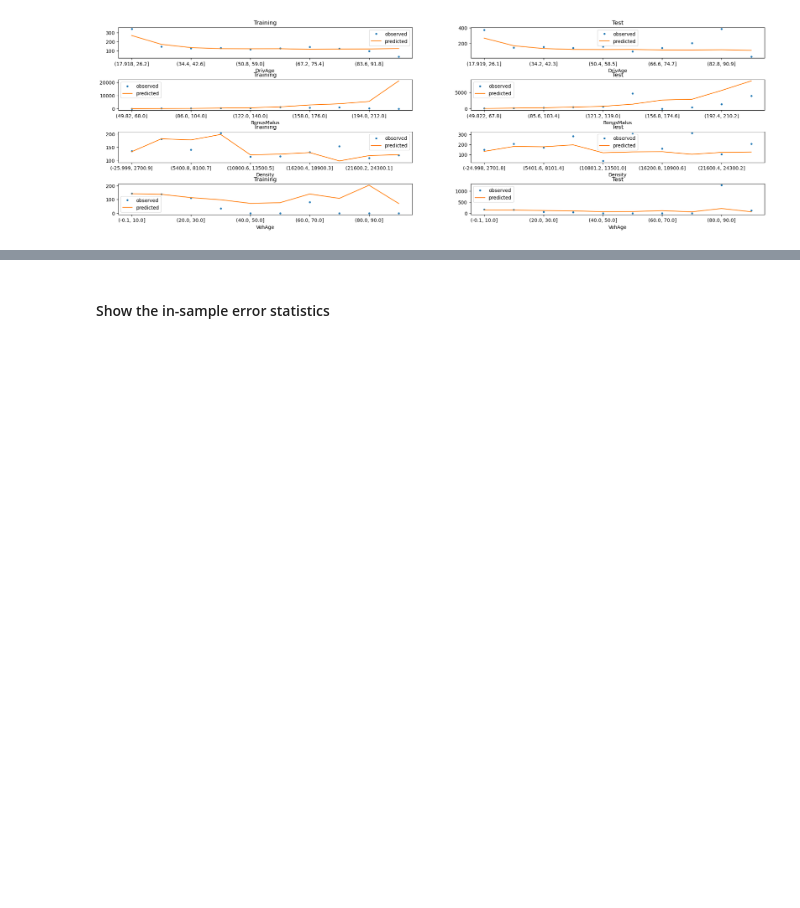
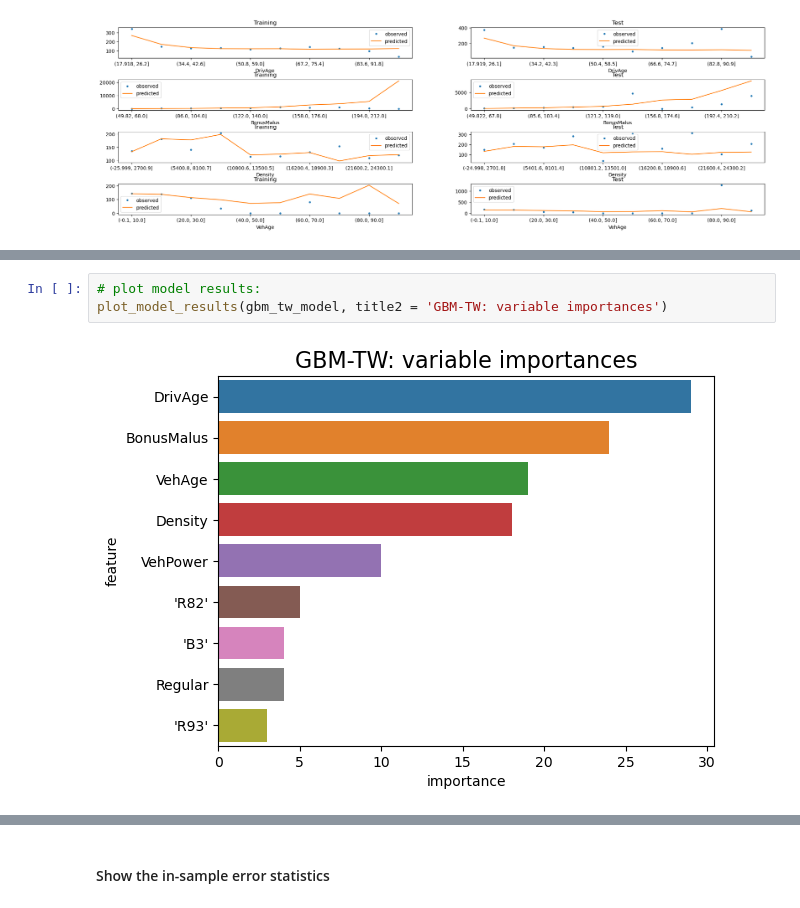
Before and after one commit to g-r-m-n/Premium, a Jupyter notebook: src/Premium_analysis.ipynb, the cells around one changed output, grey strips where cells are left out. Cells and saved outputs as stored; diff of their text form; blank space fills up the shorter version.

```diff
--- a/src/Premium_analysis.ipynb
+++ b/src/Premium_analysis.ipynb
@@ -558,0 +572,5 @@ plot_feature_fit(glm_tr, df, X_train, X_test, x_vars_show)
+# %%
+# plot model results:
+plot_model_results(gbm_tw_model, title2 = 'GBM-TW: variable importances')
+# %% [output]
+[figure, added]
```
Also changed, not shown: parts of 14 cells of this notebook, 3 other files.
